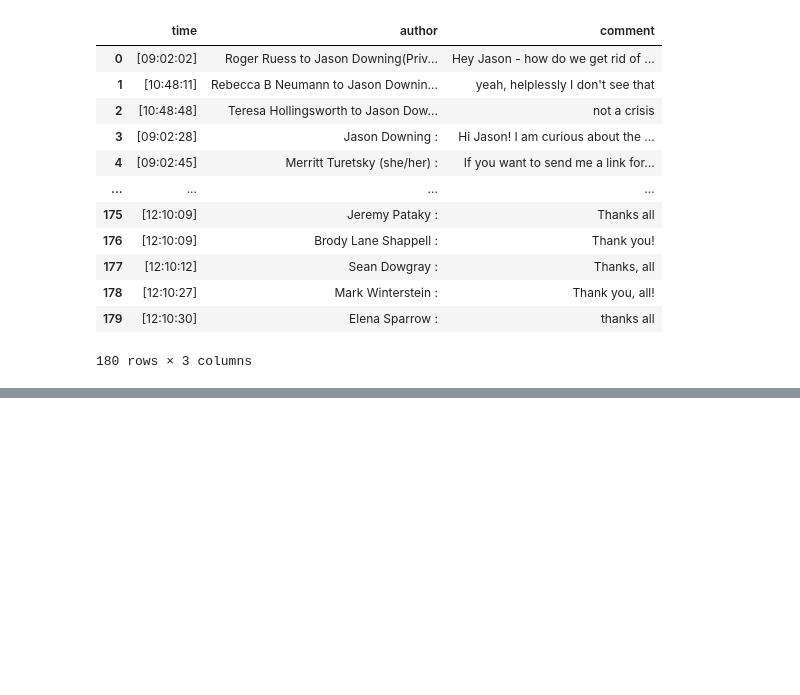
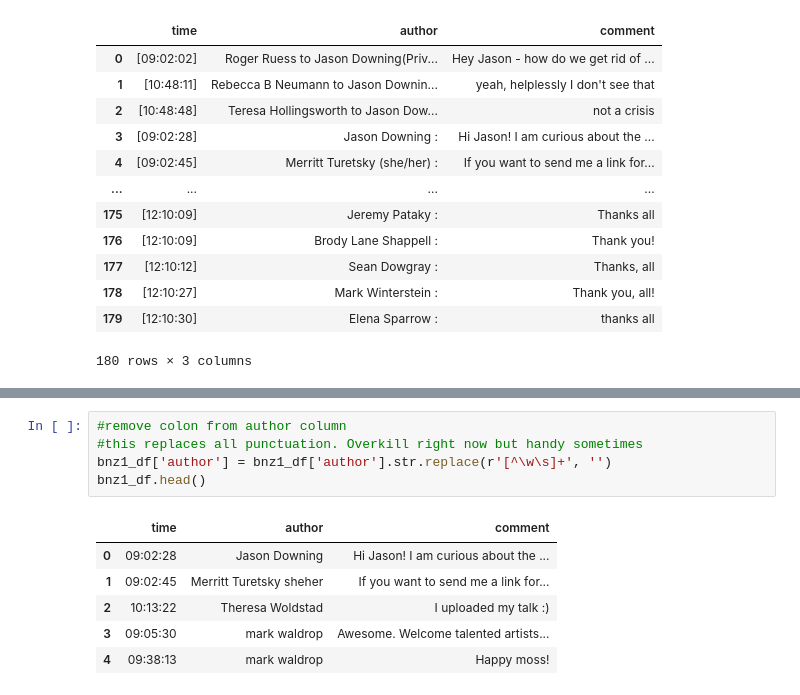
Before and after one commit to LVParkinson/BNZ_2020_ZoomNLP, a Jupyter notebook: Zoom_NLP.ipynb, the cells around one changed output, grey strips where cells are left out. Cells and saved outputs as stored; diff of their text form; blank space fills up the shorter version.

```diff
--- a/Zoom_NLP.ipynb
+++ b/Zoom_NLP.ipynb
@@ -196,0 +189,12 @@ bnz1_df
+# %%
+#remove colon from author column
+#this replaces all punctuation. Overkill right now but handy sometimes
+bnz1_df['author'] = bnz1_df['author'].str.replace(r'[^\w\s]+', '')
+bnz1_df.head()
+# %% [output]
+|  | time | author | comment |
+| 0 | 09:02:28 | Jason Downing | Hi Jason! I am curious about the ... |
+| 1 | 09:02:45 | Merritt Turetsky sheher | If you want to send me a link for... |
+| 2 | 10:13:22 | Theresa Woldstad | I uploaded my talk :) |
+| 3 | 09:05:30 | mark waldrop | Awesome. Welcome talented artists... |
+| 4 | 09:38:13 | mark waldrop | Happy moss! |
```
Also changed, not shown: parts of 6 cells of this notebook.
